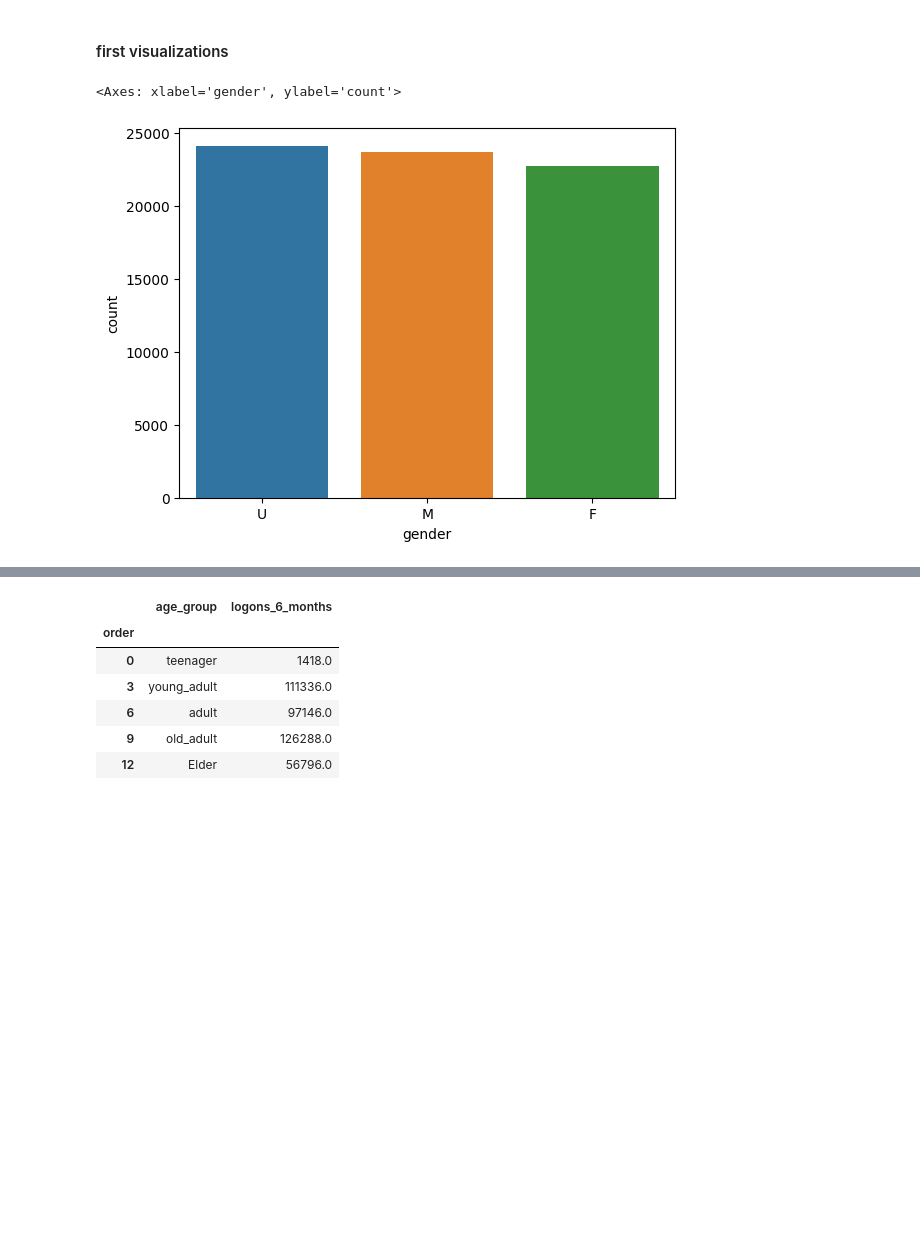
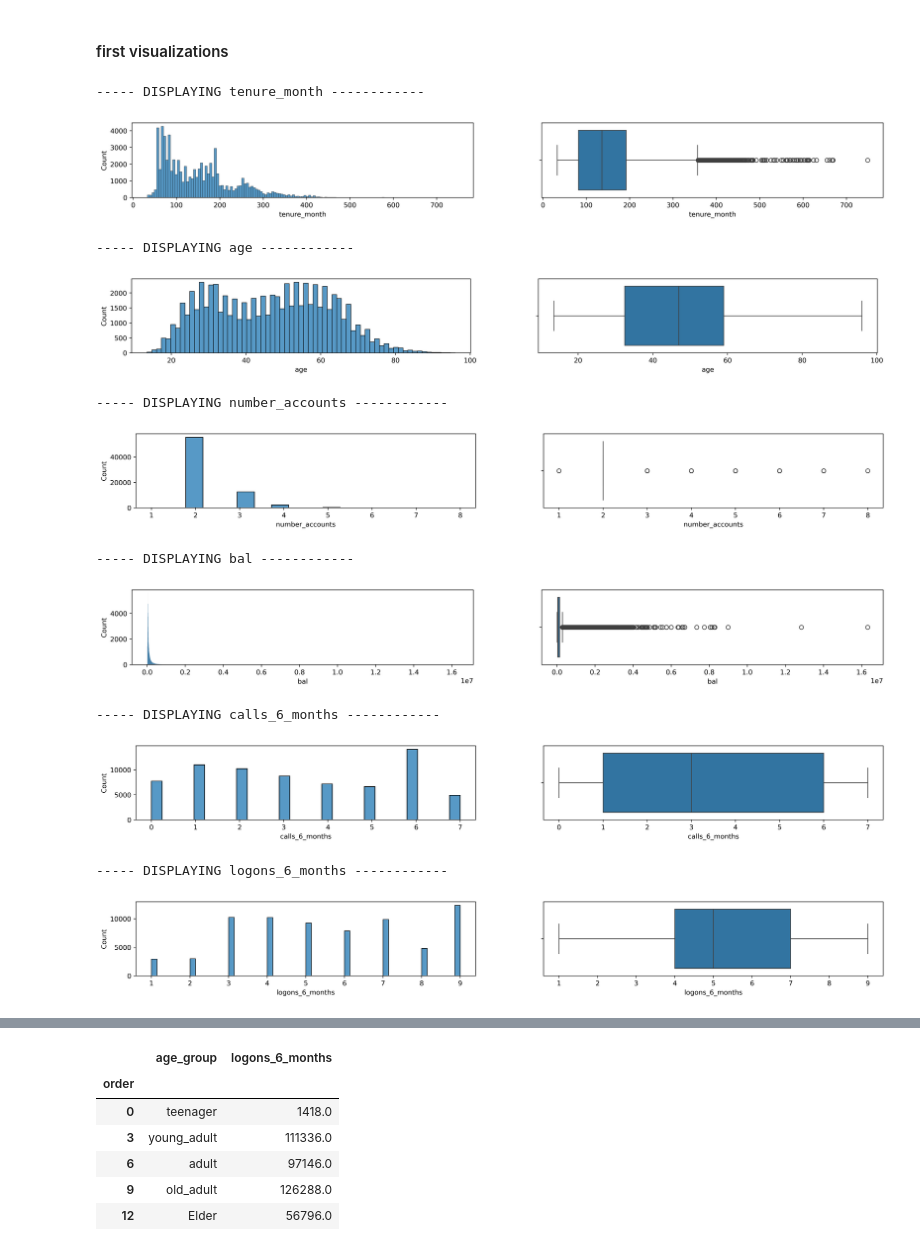
Before and after one commit to Pyros009/vanguard-ab-test, a Jupyter notebook: first sketches.ipynb, the cells around one changed output, grey strips where cells are left out. Drawn from its saved outputs; the diff is of its cells as text; code cells hidden in the pictures; blank space fills up the shorter version.

Commit message:
check

```diff
--- a/first sketches.ipynb
+++ b/first sketches.ipynb
@@ -106,13 +149,29 @@ final_demo2
 #### first visualizations
 # %%
 final_demo3 = final_demo2.copy()
-# %%
-# Count occurrences of each gender
-gender_counts = final_demo3['gender'].value_counts().reset_index()
-gender_counts.columns = ['gender', 'count']  # Rename columns
-
-# Create a bar plot using the aggregated counts
-sns.barplot(data=gender_counts, x='gender', y='count', hue='gender')
-# %% [output]
-<Axes: xlabel='gender', ylabel='count'>
-[figure, removed]
+# %%
+check = ["tenure_month", "age", "number_accounts","bal" , "calls_6_months" , "logons_6_months"]
+def hist_box_plot(df, check):
+    for i in check:
+        plt.figure(dpi=400, figsize=(20, 2))
+        plt.subplot(1,2,1)
+        print(f"----- DISPLAYING {i} ------------ ")
+        sns.histplot(df, x=i)
+        plt.subplot(1,2,2)
+        sns.boxplot(df, x=i)
+        plt.show()
+
+hist_box_plot(final_demo3, check)
+# %% [output]
+----- DISPLAYING tenure_month ------------
+[figure, added]
+----- DISPLAYING age ------------
+[figure, added]
+----- DISPLAYING number_accounts ------------
+[figure, added]
+----- DISPLAYING bal ------------
+[figure, added]
+----- DISPLAYING calls_6_months ------------
+[figure, added]
+----- DISPLAYING logons_6_months ------------
+[figure, added]
```
Also changed, not shown: parts of 18 cells of this notebook.
